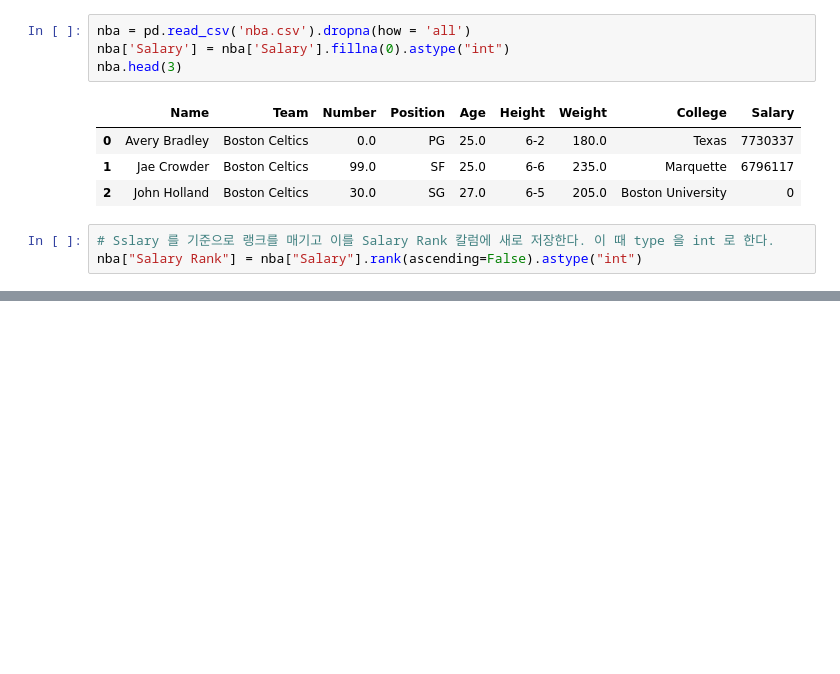
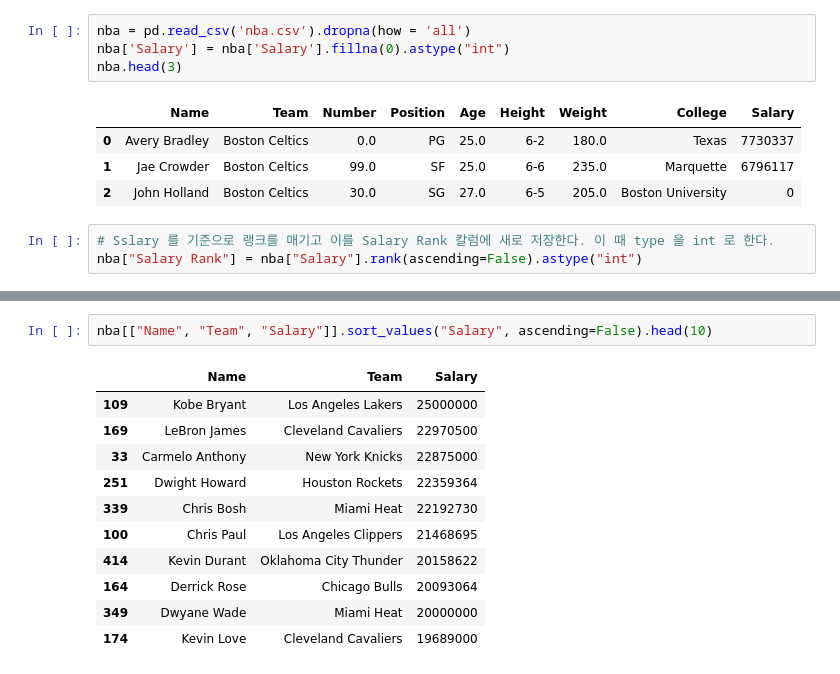
Before and after one commit to code-machina/DA-Pandas, a Jupyter notebook: DataFrame 다루기.ipynb, the cells around one changed output, grey strips where cells are left out. Saved outputs shown, nothing was run; the diff lists cells and outputs as text; blank space fills up the shorter version.

```diff
--- a/DataFrame 다루기.ipynb
+++ b/DataFrame 다루기.ipynb
@@ -584,3 +591,17 @@ nba.sort_values('Salary Rank').head(3)
 | 109 | Kobe Bryant | Los Angeles Lakers | 24.0 | SF | 37.0 | 6-6 | 212.0 | NaN | 25000000 | 1 |
 | 169 | LeBron James | Cleveland Cavaliers | 23.0 | SF | 31.0 | 6-8 | 250.0 | NaN | 22970500 | 2 |
 | 33 | Carmelo Anthony | New York Knicks | 7.0 | SF | 32.0 | 6-8 | 240.0 | Syracuse | 22875000 | 3 |
+# %%
+nba[["Name", "Team", "Salary"]].sort_values("Salary", ascending=False).head(10)
+# %% [output]
+|  | Name | Team | Salary |
+| 109 | Kobe Bryant | Los Angeles Lakers | 25000000 |
+| 169 | LeBron James | Cleveland Cavaliers | 22970500 |
+| 33 | Carmelo Anthony | New York Knicks | 22875000 |
+| 251 | Dwight Howard | Houston Rockets | 22359364 |
+| 339 | Chris Bosh | Miami Heat | 22192730 |
+| 100 | Chris Paul | Los Angeles Clippers | 21468695 |
+| 414 | Kevin Durant | Oklahoma City Thunder | 20158622 |
+| 164 | Derrick Rose | Chicago Bulls | 20093064 |
+| 349 | Dwyane Wade | Miami Heat | 20000000 |
+| 174 | Kevin Love | Cleveland Cavaliers | 19689000 |
```
Also changed, not shown: parts of 2 cells of this notebook.
